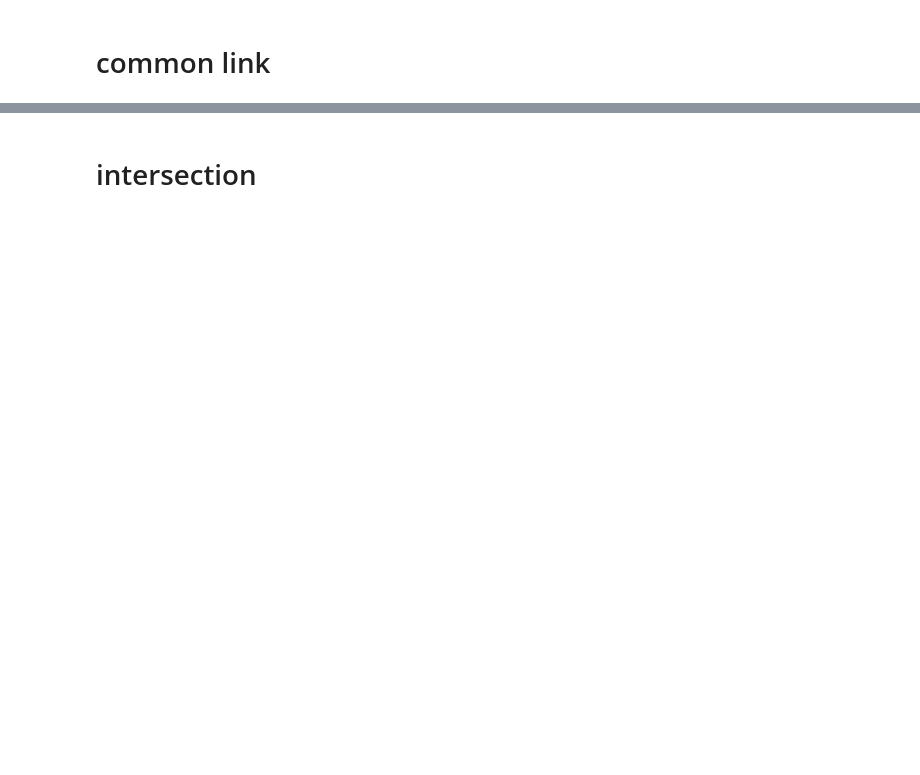
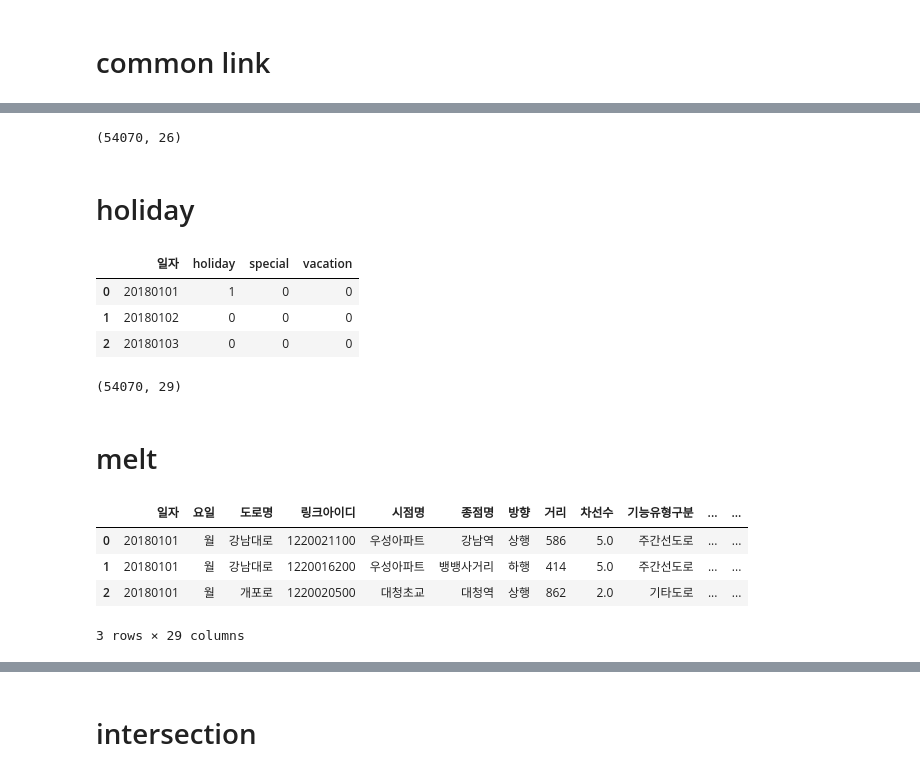
Before and after one commit to miniii222/Datamining_project, a Jupyter notebook: traffic/pre_final_data_mere.ipynb, the cells around one changed output, grey strips where cells are left out. Cells and saved outputs as stored; diff of their text form; code cells hidden in the pictures; blank space fills up the shorter version.

```diff
--- a/traffic/pre_final_data_mere.ipynb
+++ b/traffic/pre_final_data_mere.ipynb
@@ -56,0 +131,3 @@ del carspeed1, carspeed2
+# %%
+carspeed = pd.concat([carspeed1, carspeed4, carspeed7, carspeed9, carspeed10, carspeed12])
+del carspeed1, carspeed4, carspeed7, carspeed9, carspeed10, carspeed12 #메모리 관리를 위해 각 월 별 데이터는 삭제
@@ -56,0 +160,36 @@ del carspeed1, carspeed2
+# %%
+col_dup = ['링크아이디','10시', '11시', '12시', '13시', '14시', '15시', '16시','17시', '18시', '19시',
+                            '20시', '21시', '22시', '23시']
+
+carspeed = carspeed.drop_duplicates(col_dup, keep = False)
+carspeed.shape
+# %% [output]
+(54070, 26)
+# %% [markdown]
+# holiday
+# %%
+holiday = pd.read_csv('../data/holiday.csv',sep = '\t')
+holiday.rename(columns = {'date' : '일자'}, inplace = True)
+holiday.head(3)
+# %% [output]
+|  | 일자 | holiday | special | vacation |
+| 0 | 20180101 | 1 | 0 | 0 |
+| 1 | 20180102 | 0 | 0 | 0 |
+| 2 | 20180103 | 0 | 0 | 0 |
+# %%
+carspeed = pd.merge(carspeed, holiday, on = '일자')
+carspeed.shape
+# %% [output]
+(54070, 29)
+# %% [markdown]
+# melt
+# %%
+col = list(carspeed.columns[:12]) + ['holiday','special', 'vacation'] + list(carspeed.columns[12:26])
+carspeed = carspeed[col] # y를 맨 뒤로 보내기 위한 작업
+carspeed.head(3)
+# %% [output]
+|  | 일자 | 요일 | 도로명 | 링크아이디 | 시점명 | 종점명 | 방향 | 거리 | 차선수 | 기능유형구분 | ... | ... |
+| 0 | 20180101 | 월 | 강남대로 | 1220021100 | 우성아파트 | 강남역 | 상행 | 586 | 5.0 | 주간선도로 | ... | ... |
+| 1 | 20180101 | 월 | 강남대로 | 1220016200 | 우성아파트 | 뱅뱅사거리 | 하행 | 414 | 5.0 | 주간선도로 | ... | ... |
+| 2 | 20180101 | 월 | 개포로 | 1220020500 | 대청초교 | 대청역 | 상행 | 862 | 2.0 | 기타도로 | ... | ... |
+3 rows × 29 columns
```
Also changed, not shown: parts of 105 cells of this notebook.
